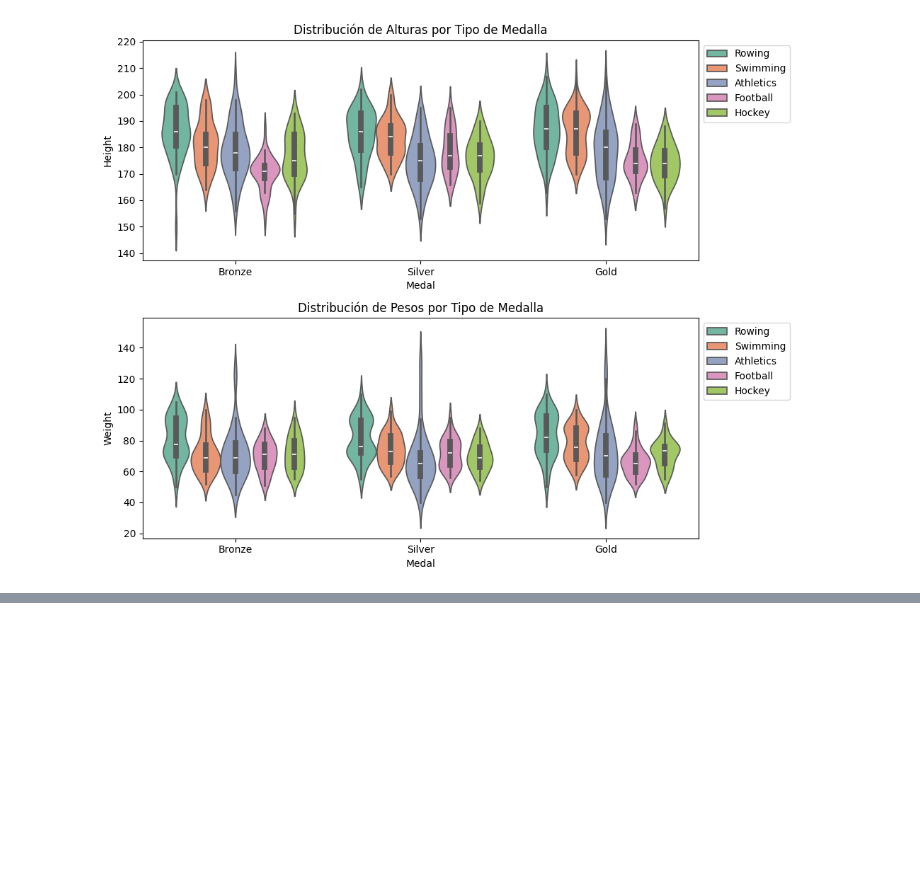
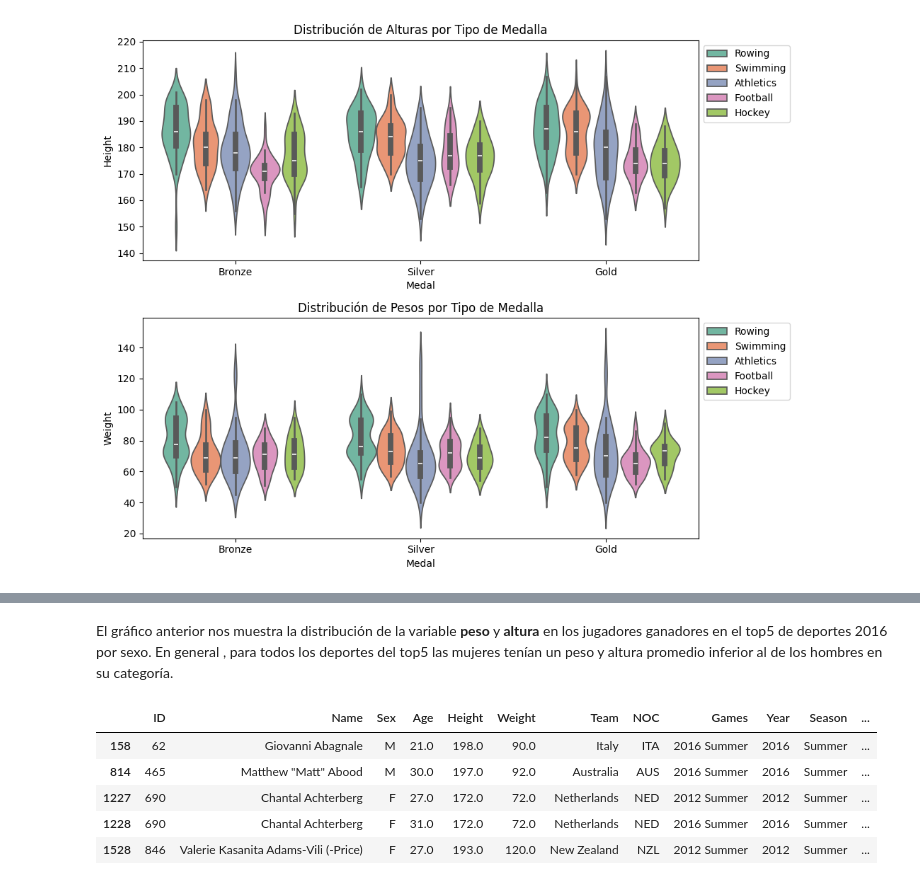
Before and after one commit to vanebertel/VZ_DATOS_3, a Jupyter notebook: _sources/notebooks.ipynb, the cells around one changed output, grey strips where cells are left out. Saved outputs shown, nothing was run; the diff lists cells and outputs as text; code cells hidden in the pictures; blank space fills up the shorter version.

```diff
--- a/_sources/notebooks.ipynb
+++ b/_sources/notebooks.ipynb
@@ -200,0 +213,12 @@ plt.show()
+# %% [markdown]
+El gráfico anterior nos muestra la distribución de la variable **peso** y **altura** en los jugadores ganadores en el top5 de deportes 2016 por sexo. En general , para todos los deportes del top5 las mujeres tenían un peso y altura promedio inferior al de los hombres en su categoría.
+# %%
+data_top5_year = data[(data['Sport'].isin(deporte)) & (data['Medal'].notnull()) & (data['Year'] > 2009)]
+data_top5_year.head()
+# %% [output]
+|  | ID | Name | Sex | Age | Height | Weight | Team | NOC | Games | Year | Season | ... |
+| 158 | 62 | Giovanni Abagnale | M | 21.0 | 198.0 | 90.0 | Italy | ITA | 2016 Summer | 2016 | Summer | ... |
+| 814 | 465 | Matthew "Matt" Abood | M | 30.0 | 197.0 | 92.0 | Australia | AUS | 2016 Summer | 2016 | Summer | ... |
+| 1227 | 690 | Chantal Achterberg | F | 27.0 | 172.0 | 72.0 | Netherlands | NED | 2012 Summer | 2012 | Summer | ... |
+| 1228 | 690 | Chantal Achterberg | F | 31.0 | 172.0 | 72.0 | Netherlands | NED | 2016 Summer | 2016 | Summer | ... |
+| 1528 | 846 | Valerie Kasanita Adams-Vili (-Price) | F | 27.0 | 193.0 | 120.0 | New Zealand | NZL | 2012 Summer | 2012 | Summer | ... |
```
Also changed, not shown: parts of 16 cells of this notebook, 3 other files.
